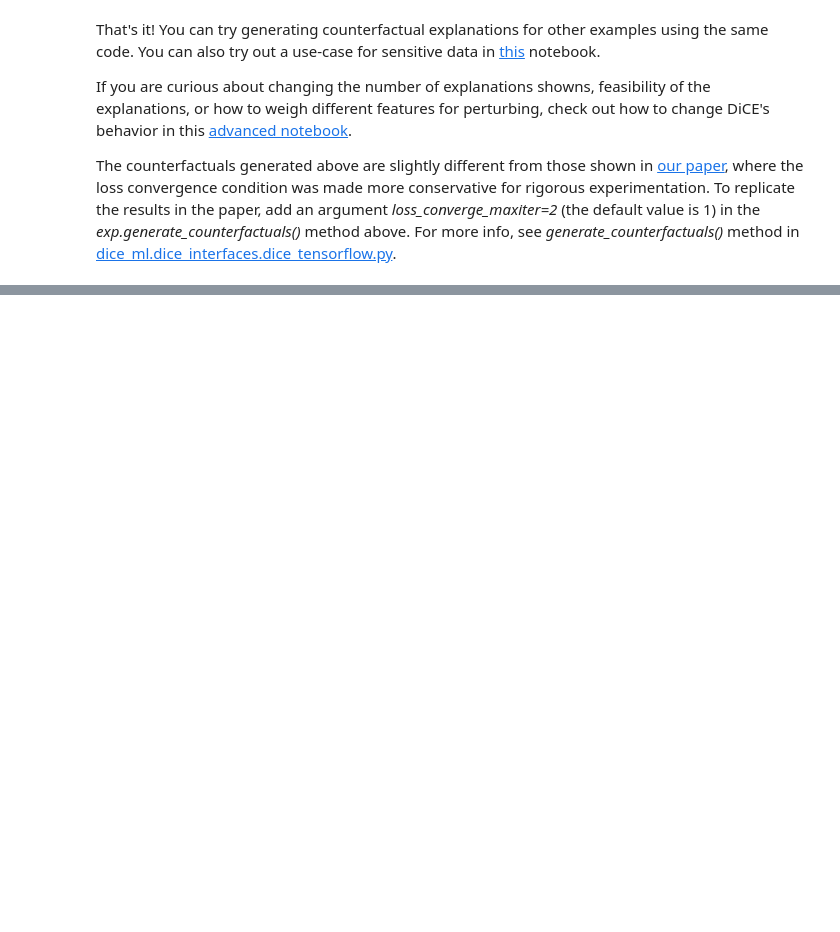
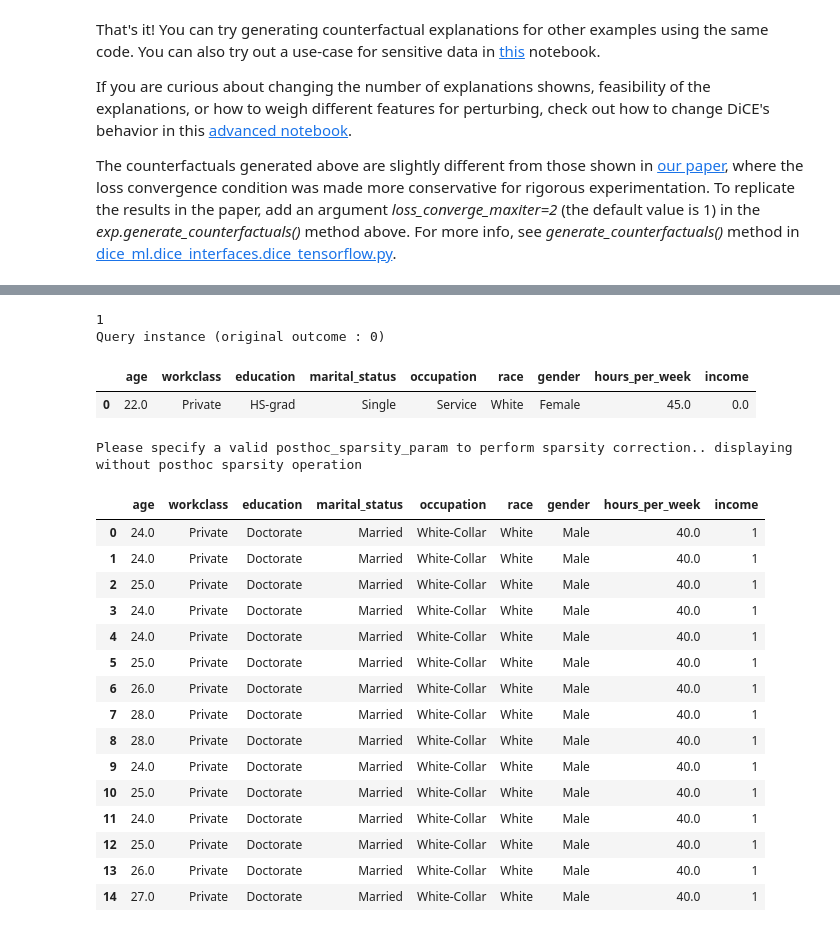
Before and after one commit to interpretml/DiCE, a Jupyter notebook: notebooks/DiCE_getting_started_feasible.ipynb, the cells around one changed output, grey strips where cells are left out. Cells and saved outputs as stored; diff of their text form; code cells hidden in the pictures; blank space fills up the shorter version.

Commit message:
Base and AEGenCF integeration complete with  DiCE

```diff
--- a/notebooks/DiCE_getting_started_feasible.ipynb
+++ b/notebooks/DiCE_getting_started_feasible.ipynb
@@ -70,3 +70,10 @@ optimizer = optim.Adam([
     {'params': filter(lambda p: p.requires_grad, m.ann_model.parameters()) }
 ], lr=learning_rate)
 crieterion= nn.CrossEntropyLoss()
+# %%
+#Pre Trained
+base_model_dir= '../dice_ml/utils/sample_trained_models/'
+dataset_name= 'adult'
+path=base_model_dir+dataset_name+'-pytorch.pth'
+m.load_state_dict(torch.load(path))
+m.eval()
@@ -209,0 +267,4 @@ The counterfactuals generated above are slightly different from those shown in [
+# %%
+# initiate DiCE
+exp = DiceModelApproxGenCF(d, m)
+exp.train(1, [[0]], 1, 10, pre_trained=1)
@@ -209,0 +289,27 @@ The counterfactuals generated above are slightly different from those shown in [
+# %%
+# generate counterfactuals
+dice_exp = exp.generate_counterfactuals(query_instance, total_CFs=15, desired_class="opposite")
+# visualize the results
+dice_exp.visualize_as_dataframe()
+# %% [output]
+1
+Query instance (original outcome : 0)
+|  | age | workclass | education | marital_status | occupation | race | gender | hours_per_week | income |
+| 0 | 22.0 | Private | HS-grad | Single | Service | White | Female | 45.0 | 0.0 |
+Please specify a valid posthoc_sparsity_param to perform sparsity correction.. displaying without posthoc sparsity operation
+|  | age | workclass | education | marital_status | occupation | race | gender | hours_per_week | income |
+| 0 | 24.0 | Private | Doctorate | Married | White-Collar | White | Male | 40.0 | 1 |
+| 1 | 24.0 | Private | Doctorate | Married | White-Collar | White | Male | 40.0 | 1 |
+| 2 | 25.0 | Private | Doctorate | Married | White-Collar | White | Male | 40.0 | 1 |
+| 3 | 24.0 | Private | Doctorate | Married | White-Collar | White | Male | 40.0 | 1 |
+| 4 | 24.0 | Private | Doctorate | Married | White-Collar | White | Male | 40.0 | 1 |
+| 5 | 25.0 | Private | Doctorate | Married | White-Collar | White | Male | 40.0 | 1 |
+| 6 | 26.0 | Private | Doctorate | Married | White-Collar | White | Male | 40.0 | 1 |
+| 7 | 28.0 | Private | Doctorate | Married | White-Collar | White | Male | 40.0 | 1 |
+| 8 | 28.0 | Private | Doctorate | Married | White-Collar | White | Male | 40.0 | 1 |
+| 9 | 24.0 | Private | Doctorate | Married | White-Collar | White | Male | 40.0 | 1 |
+| 10 | 25.0 | Private | Doctorate | Married | White-Collar | White | Male | 40.0 | 1 |
+| 11 | 24.0 | Private | Doctorate | Married | White-Collar | White | Male | 40.0 | 1 |
+| 12 | 25.0 | Private | Doctorate | Married | White-Collar | White | Male | 40.0 | 1 |
+| 13 | 26.0 | Private | Doctorate | Married | White-Collar | White | Male | 40.0 | 1 |
+| 14 | 27.0 | Private | Doctorate | Married | White-Collar | White | Male | 40.0 | 1 |
```
Also changed, not shown: parts of 9 cells of this notebook, 5 other files.
